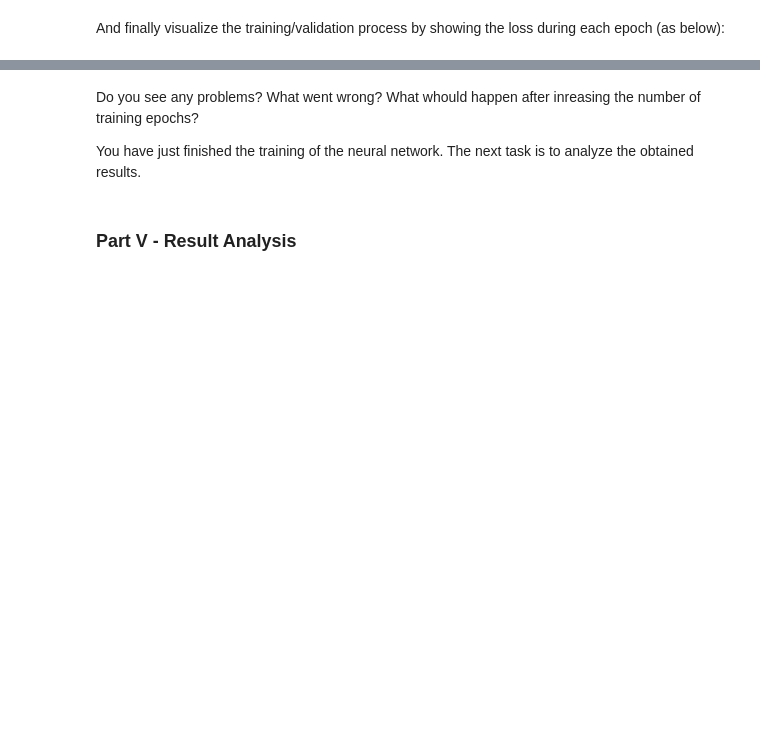
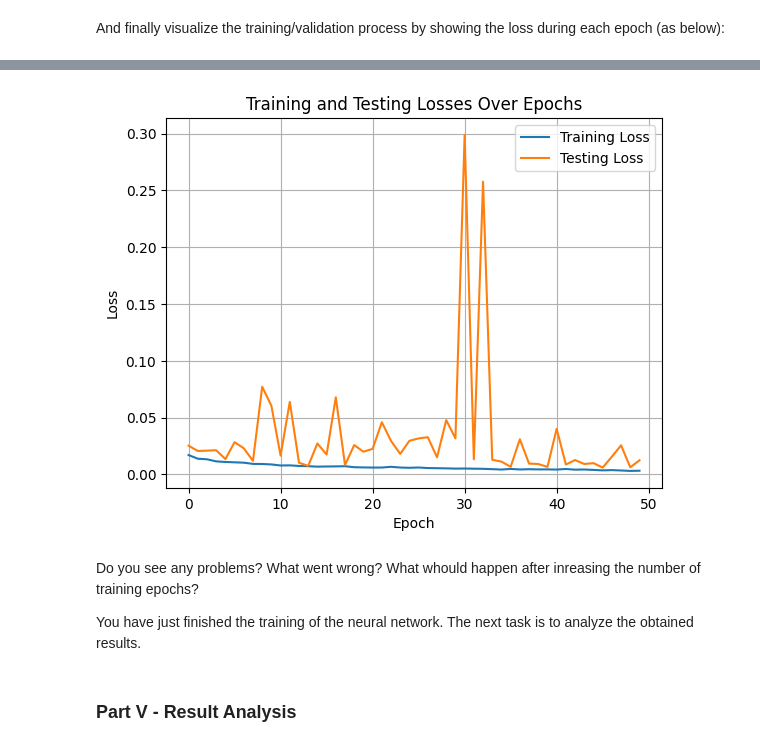
Before and after one commit to Mateleo/EmbeddedAI, a Jupyter notebook: Medical/Lab4_ToComplete.ipynb, the cells around one changed output, grey strips where cells are left out. Saved outputs shown, nothing was run; the diff lists cells and outputs as text; code cells hidden in the pictures; blank space fills up the shorter version.

```diff
--- a/Medical/Lab4_ToComplete.ipynb
+++ b/Medical/Lab4_ToComplete.ipynb
@@ -355,7 +355,7 @@ And generate random input to the verify whether the neural networks processes th
 # %%
 from torchsummary import summary
 
-device = "cpu"
+device = "cuda:0" if torch.cuda.is_available() else "cpu"
 
 classification_network = ClassificationNetwork()
 
@@ -619,3 +631,14 @@ And finally visualize the training/validation process by showing the loss during
+# %%
+    plt.plot(training_losses, label='Training Loss')
+    plt.plot(testing_losses, label='Testing Loss')
+    plt.xlabel('Epoch')
+    plt.ylabel('Loss')
+    plt.legend()
+    plt.grid(True)  # Add grid lines
+    plt.title('Training and Testing Losses Over Epochs')
+    plt.show()
+# %% [output]
+[figure, added]
 # %% [markdown]
 Do you see any problems? What went wrong? What whould happen after inreasing the number of training epochs?
 
```
Also changed, not shown: parts of 12 cells of this notebook.
